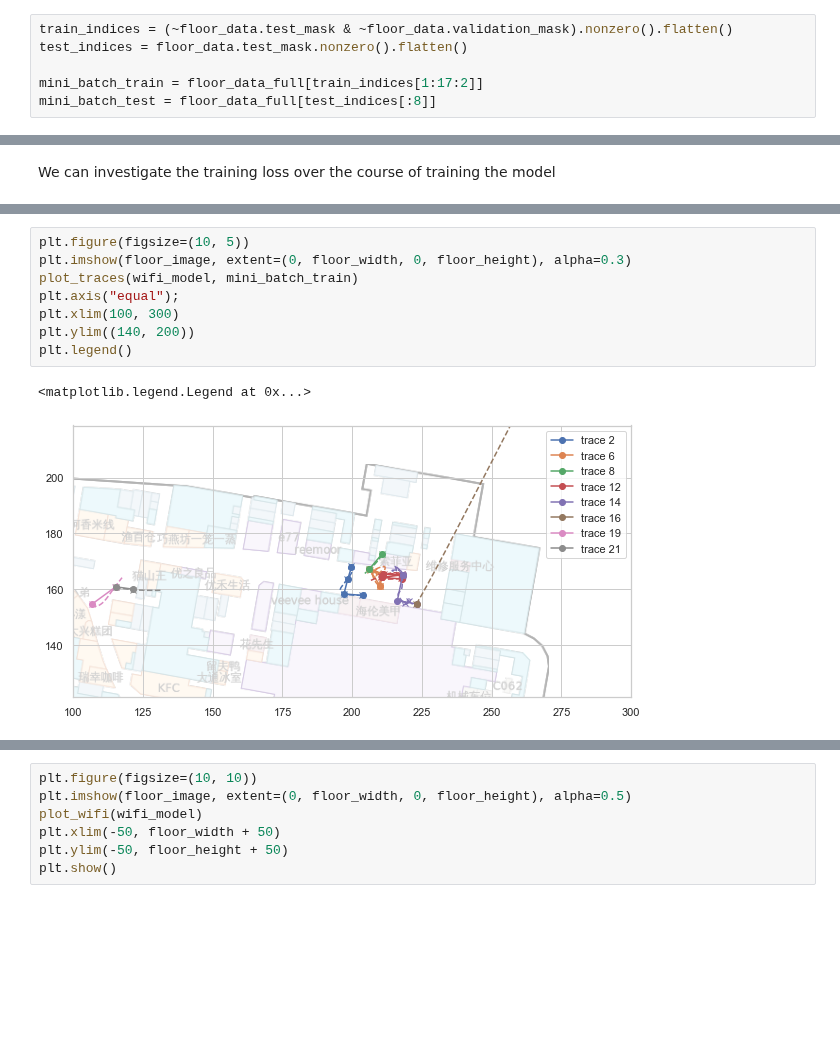
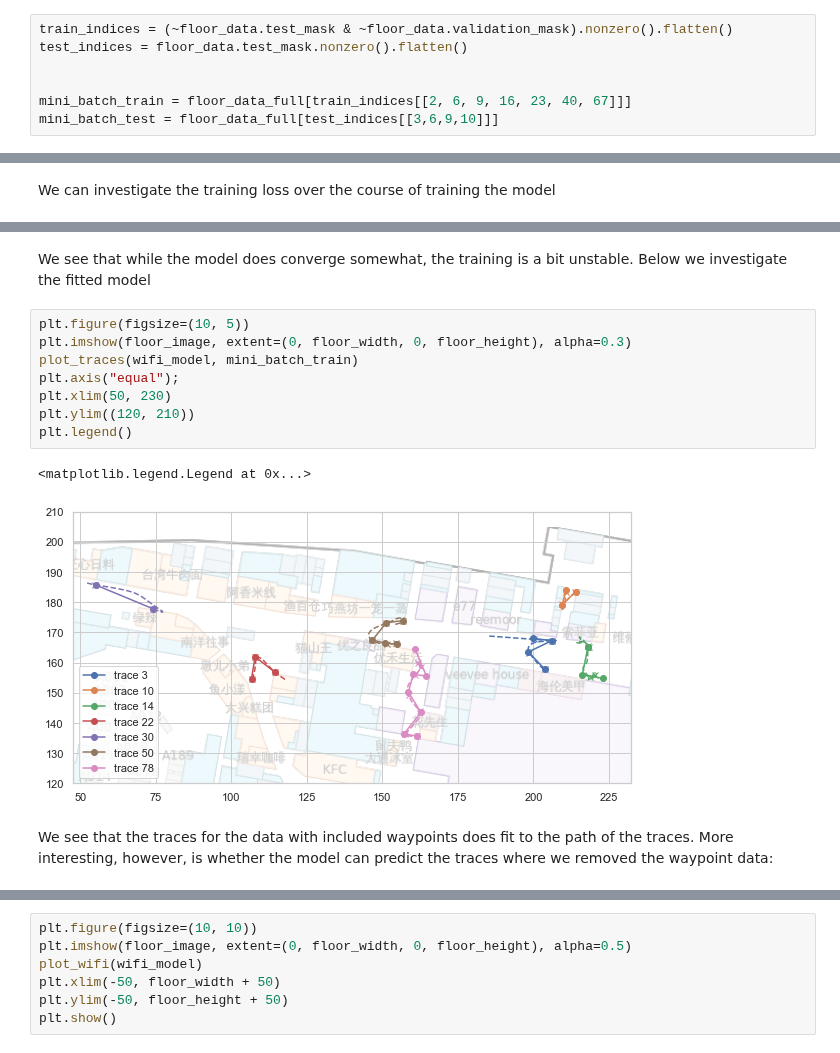
Before and after one commit to sorenhartmann/indoor-location-navigation, a Jupyter notebook: notebooks/2-wifi-model.ipynb, the cells around one changed output, grey strips where cells are left out. Cells and saved outputs as stored; diff of their text form; blank space fills up the shorter version.

```diff
--- a/notebooks/2-wifi-model.ipynb
+++ b/notebooks/2-wifi-model.ipynb
@@ -121,8 +121,9 @@ We have patitioned the data into a test and training set. (also validation, howe
 train_indices = (~floor_data.test_mask & ~floor_data.validation_mask).nonzero().flatten()
 test_indices = floor_data.test_mask.nonzero().flatten()
 
-mini_batch_train = floor_data_full[train_indices[1:17:2]]
-mini_batch_test = floor_data_full[test_indices[:8]]
+
+mini_batch_train = floor_data_full[train_indices[[2, 6, 9, 16, 23, 40, 67]]]
+mini_batch_test = floor_data_full[test_indices[[3,6,9,10]]]
 # %%
 torch.manual_seed(123)
 wifi_model = WifiModel(floor_data)
@@ -219,14 +220,18 @@ plt.show()
+# %% [markdown]
+We see that while the model does converge somewhat, the training is a bit unstable. Below we investigate the fitted model
 # %%
 plt.figure(figsize=(10, 5))
 plt.imshow(floor_image, extent=(0, floor_width, 0, floor_height), alpha=0.3)
 plot_traces(wifi_model, mini_batch_train)
 plt.axis("equal");
-plt.xlim(100, 300)
-plt.ylim((140, 200))
+plt.xlim(50, 230)
+plt.ylim((120, 210))
 plt.legend()
 # %% [output]
 <matplotlib.legend.Legend at 0x...>
-[figure, old version]
+[figure, new version]
+# %% [markdown]
+We see that the traces for the data with included waypoints does fit to the path of the traces. More interesting, however, is whether the model can predict the traces where we removed the waypoint data:
 # %%
 plt.figure(figsize=(10, 5))
 plt.imshow(floor_image, extent=(0, floor_width, 0, floor_height), alpha=0.3)
```
Also changed, not shown: parts of 12 cells of this notebook, 1 other file.
